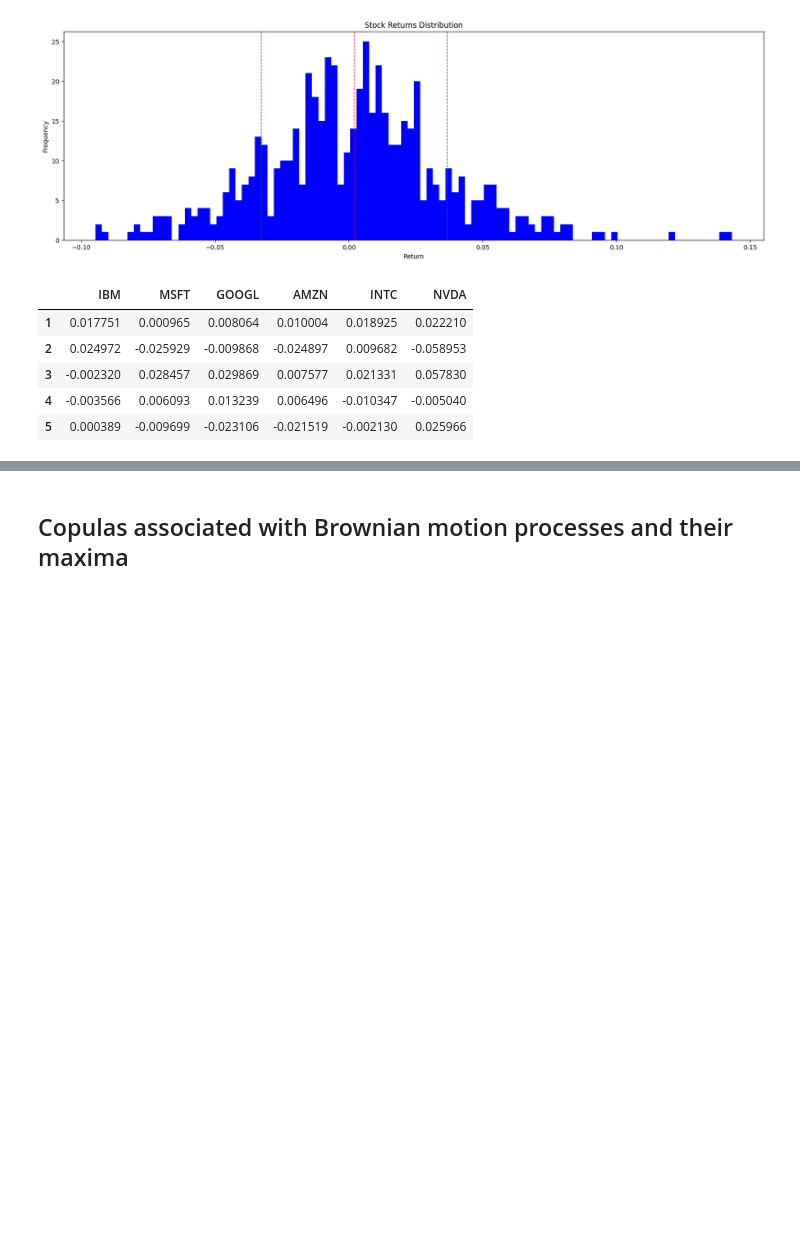
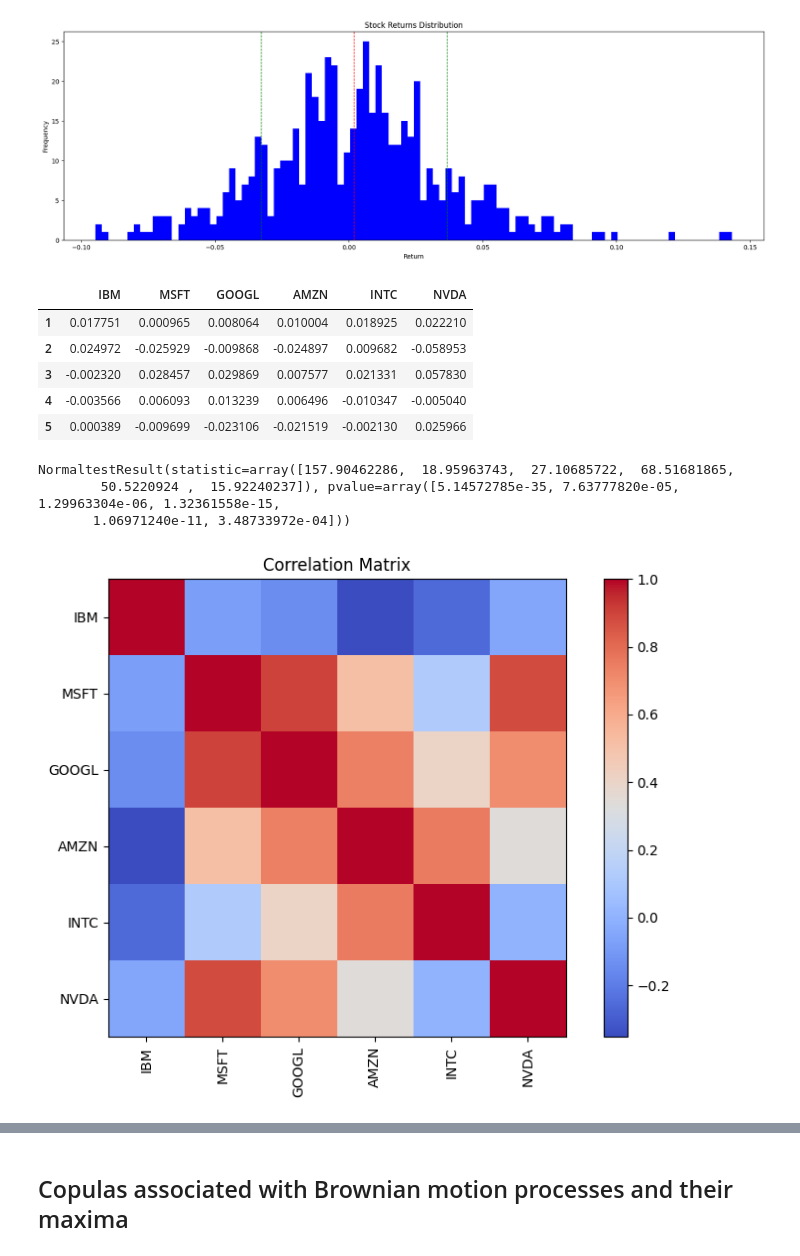
Before and after one commit to mathias-grau/MAP565, a Jupyter notebook: copules.ipynb, the cells around one changed output, grey strips where cells are left out. Drawn from its saved outputs; the diff is of its cells as text; code cells hidden in the pictures; blank space fills up the shorter version.

```diff
--- a/copules.ipynb
+++ b/copules.ipynb
@@ -142,3 +188,24 @@ returns.head()
 | 3 | -0.002320 | 0.028457 | 0.029869 | 0.007577 | 0.021331 | 0.057830 |
 | 4 | -0.003566 | 0.006093 | 0.013239 | 0.006496 | -0.010347 | -0.005040 |
 | 5 | 0.000389 | -0.009699 | -0.023106 | -0.021519 | -0.002130 | 0.025966 |
+# %%
+from scipy import stats
+# normality test
+stats.normaltest(returns)
+# %% [output]
+NormaltestResult(statistic=array([157.90462286,  18.95963743,  27.10685722,  68.51681865,
+        50.5220924 ,  15.92240237]), pvalue=array([5.14572785e-35, 7.63777820e-05, 1.29963304e-06, 1.32361558e-15,
+       1.06971240e-11, 3.48733972e-04]))
+# %%
+# get rho the coefficient of correlation
+rho = copula.correlation
+# plot the correlation matrix
+plt.figure(figsize=(10, 6))
+plt.imshow(rho, cmap='coolwarm', interpolation='none')
+plt.colorbar()
+plt.xticks(range(len(leaders_quantum_computing)), leaders_quantum_computing, rotation=90)
+plt.yticks(range(len(leaders_quantum_computing)), leaders_quantum_computing)
+plt.title('Correlation Matrix')
+plt.show()
+# %% [output]
+[figure, added]
```
Also changed, not shown: parts of 34 cells of this notebook, 6 other files.
